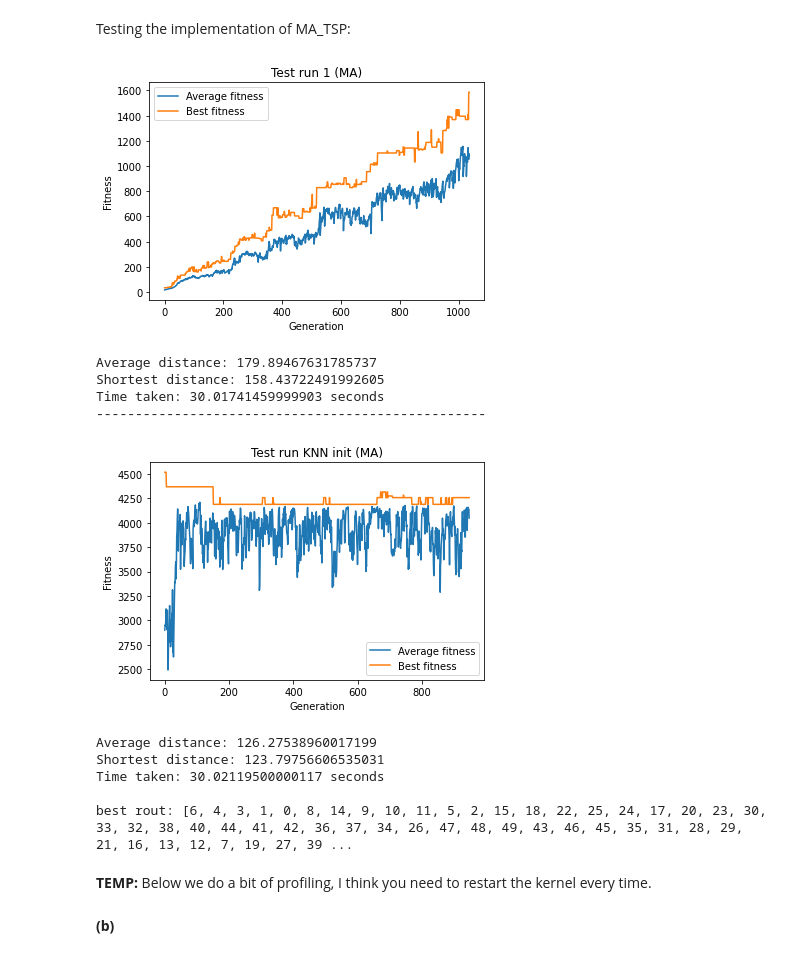
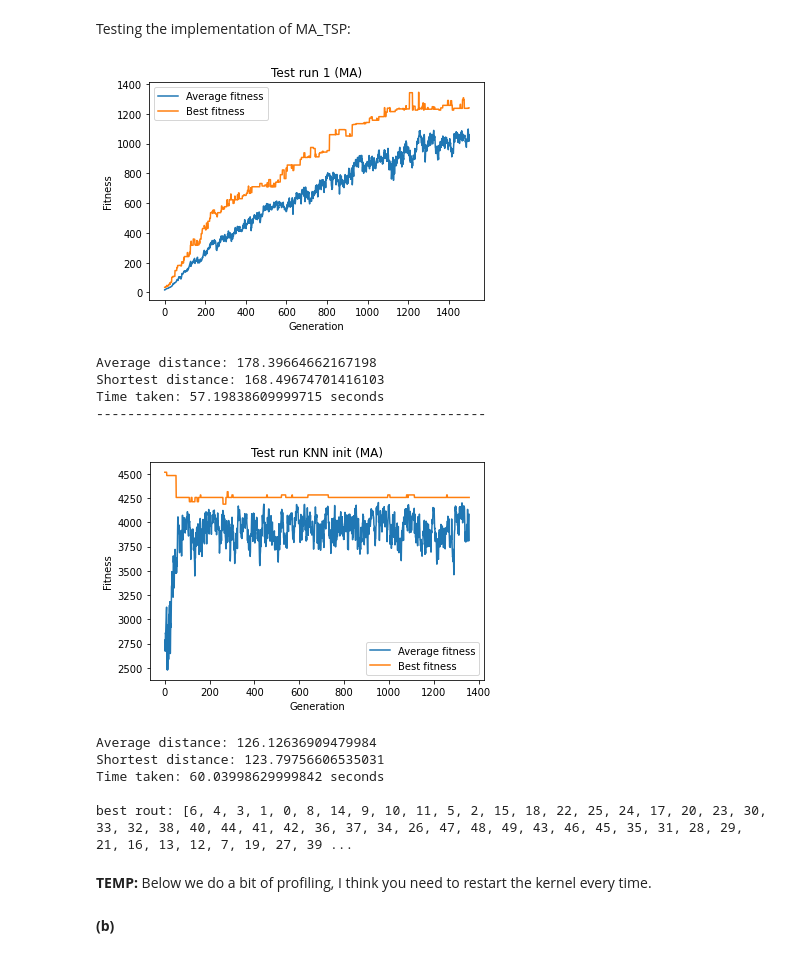
Before and after one commit to lkruger27/NaturalComputing, a Jupyter notebook: A1Q6v4.ipynb, the cells around one changed output. Saved outputs shown, nothing was run; the diff lists cells and outputs as text; code cells hidden in the pictures.

```diff
--- a/A1Q6v4.ipynb
+++ b/A1Q6v4.ipynb
@@ -380,6 +380,11 @@ class EA_TSP(ABC_EA):
     def __tot_distance(self, perm):
         return np.sum(np.linalg.norm(self._d_data[perm[1:]] - self._d_data[perm[:-1]], axis = 1))
 
+      # calculating the distances all at once is quicker than one at a time, when applicable:
+    def __tot_distance_arr(self, arr_o_perm):
+        arr_o_arr = np.array(list(arr_o_perm))
+        return np.sum(np.linalg.norm(self._d_data[arr_o_arr[:,1:]] - self._d_data[arr_o_arr[:,:-1]], \
+                                     axis = 2), axis = 1)
 
     @staticmethod
     def fitness_tf(x):
@@ -387,8 +392,7 @@ class EA_TSP(ABC_EA):
 
 
     def _ABC_EA__update_fitness(self):
-        for idx in range(self._d_pop_size):
-            self._d_fitness[idx] = self.fitness_tf(self.__tot_distance(self._d_pop[idx]))
+        self._d_fitness = self.fitness_tf(self.__tot_distance_arr(self._d_pop))
 
 
     def __init__(self, data, pop_size, init_fun = RND_init, cross_prob = 0.4, mut_prob = 0.1, rng = rnd.default_rng()):
@@ -440,9 +444,7 @@ class EA_TSP(ABC_EA):
         return children
 
     def _ABC_EA__give_additional(self):
-        distances = np.zeros(self._d_pop_size, dtype = object)
-        for idx in range(self._d_pop_size):
-            distances[idx] = self.__tot_distance(self._d_pop[idx])
+        distances = self.__tot_distance_arr(self._d_pop)
         print('Average distance:', np.mean(distances))
         print('Shortest distance:', np.min(distances))
 # %% [markdown]
@@ -526,11 +528,13 @@ class MA_TSP(EA_TSP):
 
     def __two_opt_step(self, perm, pos1, pos2):
         assert 0 <= pos1 < pos2 <= len(perm)
+
+        current_dist = self._EA_TSP__tot_distance(perm)
+
           # reversing has no effect:
         if pos1 == 0 and pos2 == len(perm):
-            return perm
+            return perm, current_dist
 
-        current_dist = self._EA_TSP__tot_distance(perm)
           # exploting that the current distance is similar to the new distance (in its path)
         alt_dist = current_dist + np.linalg.norm(self._d_data[perm[pos1 - 1]] - self._d_data[perm[pos1]]) \
                                 + np.linalg.norm(self._d_data[perm[pos2 - 1]] - self._d_data[perm[pos2]]) \
@@ -544,27 +548,25 @@ class MA_TSP(EA_TSP):
 # %% [markdown]
 Testing the implementation of MA_TSP:
 # %%
-mn_alg = MA_TSP(txt_data, 200,  mut_prob = 0.01, cross_prob = 0.2)
-mn_alg.optimize(10000, title = 'Test run 1 (MA)', plot = True, time = True, time_limit = 30)
+mn_alg = MA_TSP(txt_data, 400,  mut_prob = 0.01, cross_prob = 0.2)
+mn_alg.optimize(1500, title = 'Test run 1 (MA)', plot = True, time = True, time_limit = 60)
 
 print('--------------------------------------------------')
 
-mn_alg1 = MA_TSP(txt_data, 200, KNN_init, mut_prob = 0.01, cross_prob = 0.2)
-arr_avg, arr_max, best, _ = mn_alg1.optimize(10000, title = 'Test run KNN init (MA)', \
-                                             plot = True, ret = True, time = True, time_limit = 30)
+mn_alg1 = MA_TSP(txt_data, 400, KNN_init, mut_prob = 0.01, cross_prob = 0.2)
+arr_avg, arr_max, best, _ = mn_alg1.optimize(1500, title = 'Test run KNN init (MA)', \
+                                             plot = True, ret = True, time = True, time_limit = 60)
 
 print('\nbest rout:', best)
 # %% [output]
-[figure, old version]
+[figure, new version]
-Average distance: 179.89467631785737
-Shortest distance: 158.43722491992605
-Time taken: 30.01741459999903 seconds
+Average distance: 178.39664662167198
+Shortest distance: 168.49674701416103
+Time taken: 57.19838609999715 seconds
 --------------------------------------------------
-[figure, old version]
+[figure, new version]
-Average distance: 126.27538960017199
+Average distance: 126.12636909479984
 Shortest distance: 123.79756606535031
-Time taken: 30.02119500000117 seconds
+Time taken: 60.03998629999842 seconds
 
 best rout: [6, 4, 3, 1, 0, 8, 14, 9, 10, 11, 5, 2, 15, 18, 22, 25, 24, 17, 20, 23, 30, 33, 32, 38, 40, 44, 41, 42, 36, 37, 34, 26, 47, 48, 49, 43, 46, 45, 35, 31, 28, 29, 21, 16, 13, 12, 7, 19, 27, 39 ...
-# %% [markdown]
-**TEMP:** Below we do a bit of profiling, I think you need to restart the kernel every time.
@@ -579,0 +573,2 @@ stats.print_all(columns={0: ('name', 45), 1: ('ncall', 10), 2: ('tsub', 8), 3: (
+# %% [markdown]
+**TEMP:** Below we do a bit of profiling, I think you need to restart the kernel every time.
```
Also changed, not shown: parts of 9 cells of this notebook.
